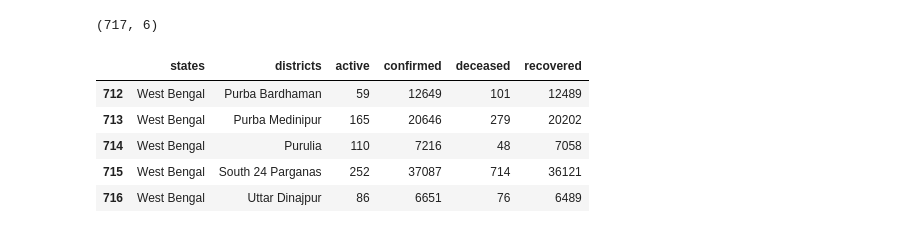
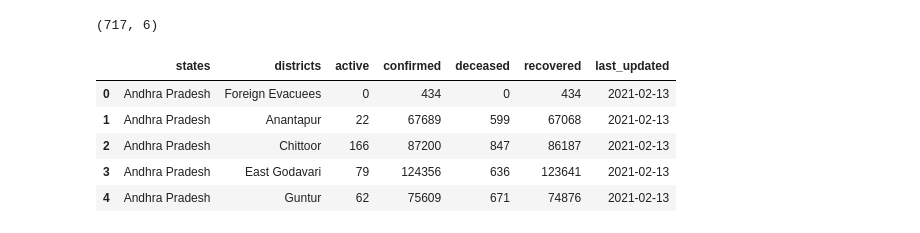
Before and after one commit to tirumalasettysravani/ml_healthcare, a Jupyter notebook: covid_dataset_prep_abhiram.ipynb, the cells around one changed output. Drawn from its saved outputs; the diff is of its cells as text; code cells hidden in the pictures.

Commit message:
Covid_19 data updated
added last_updated_time feature as well.

```diff
--- a/covid_dataset_prep_abhiram.ipynb
+++ b/covid_dataset_prep_abhiram.ipynb
@@ -135,11 +169,11 @@ df.shape
 df.to_csv('covid_district_wise_version_1.csv', index=False)
 # %%
 df_1 = pd.read_csv('covid_district_wise_version_1.csv')
-df_1.tail()
+df_1.head()
 # %% [output]
-|  | states | districts | active | confirmed | deceased | recovered |
-| 712 | West Bengal | Purba Bardhaman | 59 | 12649 | 101 | 12489 |
-| 713 | West Bengal | Purba Medinipur | 165 | 20646 | 279 | 20202 |
-| 714 | West Bengal | Purulia | 110 | 7216 | 48 | 7058 |
-| 715 | West Bengal | South 24 Parganas | 252 | 37087 | 714 | 36121 |
-| 716 | West Bengal | Uttar Dinajpur | 86 | 6651 | 76 | 6489 |
+|  | states | districts | active | confirmed | deceased | recovered | last_updated |
+| 0 | Andhra Pradesh | Foreign Evacuees | 0 | 434 | 0 | 434 | 2021-02-13 |
+| 1 | Andhra Pradesh | Anantapur | 22 | 67689 | 599 | 67068 | 2021-02-13 |
+| 2 | Andhra Pradesh | Chittoor | 166 | 87200 | 847 | 86187 | 2021-02-13 |
+| 3 | Andhra Pradesh | East Godavari | 79 | 124356 | 636 | 123641 | 2021-02-13 |
+| 4 | Andhra Pradesh | Guntur | 62 | 75609 | 671 | 74876 | 2021-02-13 |
```
Also changed, not shown: parts of 10 cells of this notebook, 1 other file.
